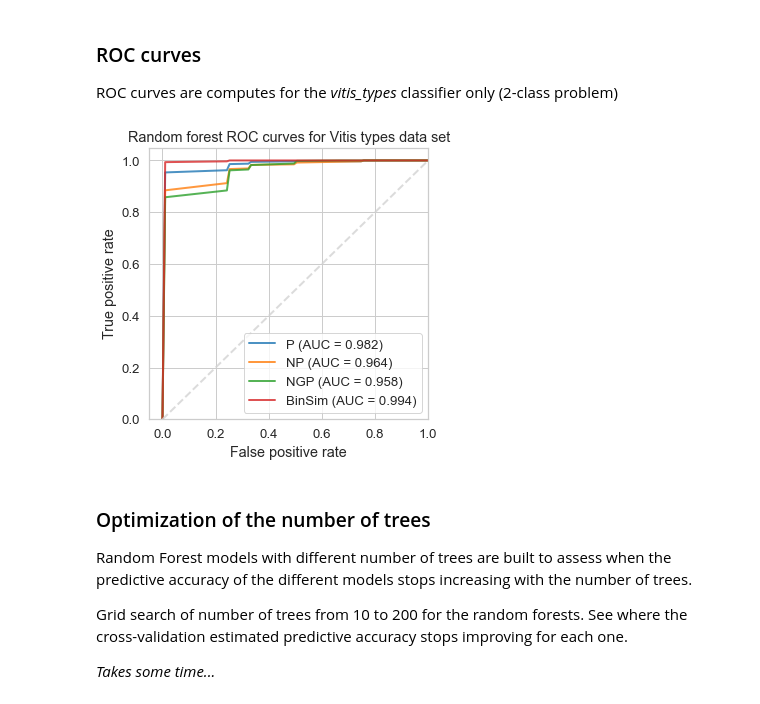
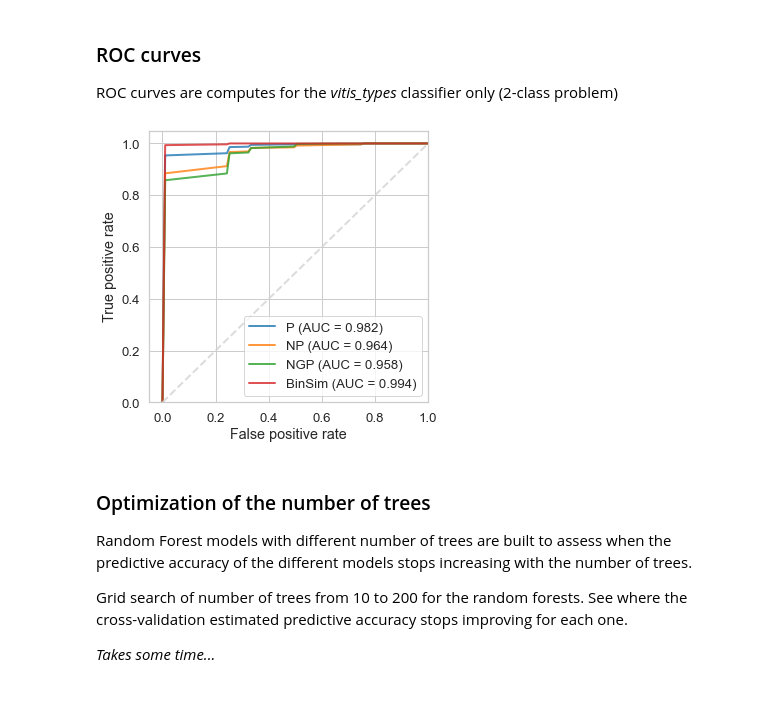
Before and after one commit to aeferreira/binsim_paper, a Jupyter notebook: paper_binsim_supervised.ipynb, the cells around one changed output. Drawn from its saved outputs; the diff is of its cells as text; code cells hidden in the pictures.

```diff
--- a/paper_binsim_supervised.ipynb
+++ b/paper_binsim_supervised.ipynb
@@ -945,36 +694,37 @@ np.random.seed(16)
 name = 'vitis_types'
 pos_label = 'vinifera'
 dataset = datasets[name]
 y = dataset['target']
 resROC = {}
 for treatment in ('P', 'NP', 'NGP', 'BinSim'):
     df = dataset[treatment]
     res = ma.RF_ROC_cv(df, y, pos_label, n_fold=5, n_trees=20, n_iter=20)
     resROC[treatment] = res
 
 p4 = sns.color_palette('tab10', 4)
 with sns.axes_style("whitegrid"):
     with sns.plotting_context("notebook", font_scale=1.2):
         f, ax = plt.subplots(1, 1, figsize=(5,5))
         for treatment, color in zip(resROC, p4):
             res = resROC[treatment]
             mean_fpr = res['average fpr']
             mean_tpr = res['average tpr']
             mean_auc = res['mean AUC']
             ax.plot(mean_fpr, mean_tpr, color=color,
                    label=f'{treatment} (AUC = {mean_auc:.3f})',
                    lw=2, alpha=0.8)
 
         ax.plot([0, 1], [0, 1], linestyle='--', lw=2, color='lightgrey', alpha=.8)
         ax.legend()
         ax.set_xlim(None,1)
         ax.set_ylim(0,None)
-        ax.set(xlabel='False positive rate', ylabel='True positive rate',
-               title="Random forest ROC curves for Vitis types data set")
+        ax.set(xlabel='False positive rate', ylabel='True positive rate', title='')
+              # title="Random forest ROC curves for Vitis types data set")
         plt.show()
         f.savefig('paperimages/ROC_vitis.pdf', dpi=200)
+        f.savefig('paperimages/ROC_vitis.png', dpi=600)
 # %% [output]
-[figure, old version]
+[figure, new version]
 # %% [markdown]
 ### Optimization of the number of trees
 
```
Also changed, not shown: parts of 40 cells of this notebook.
